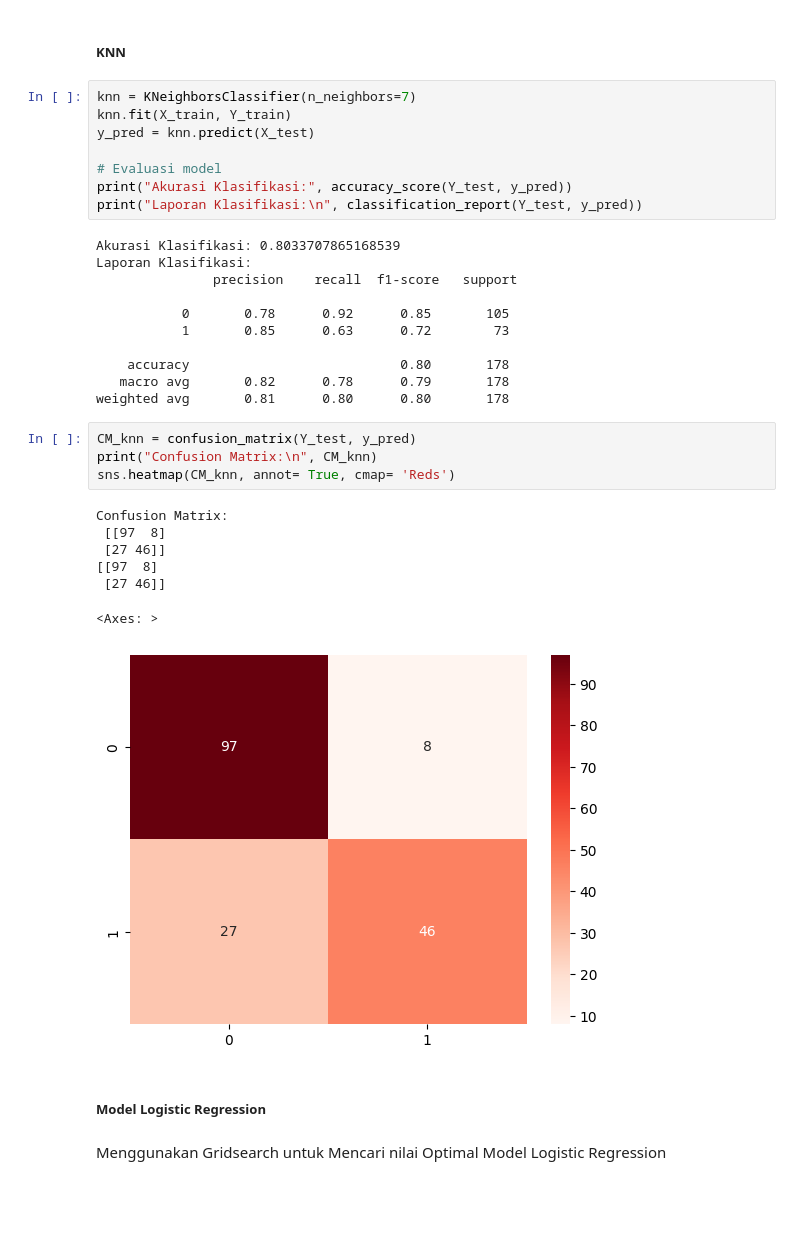
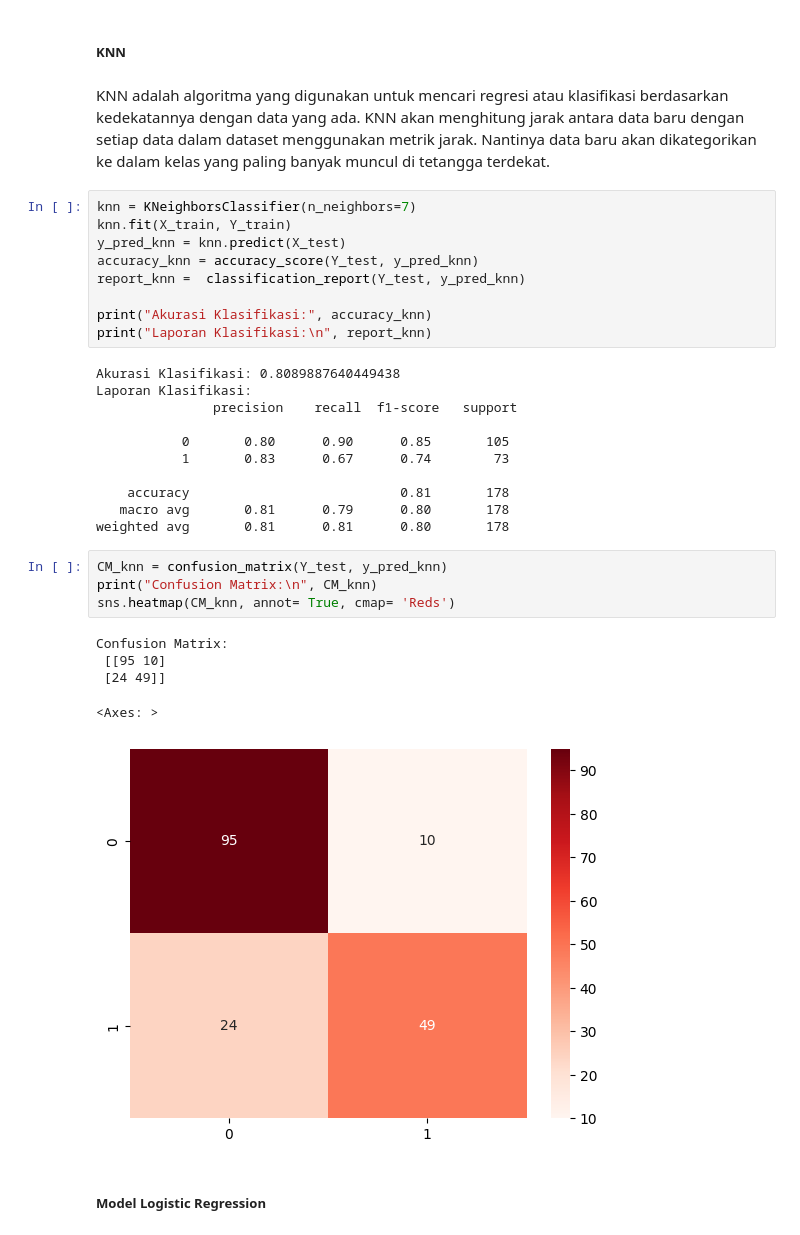
Before and after one commit to Fathanhelmi/Penambangan-Data-dan-Analisis-Bisnis, a Jupyter notebook: UTS/Analisis_Dataset_Titanic.ipynb, the cells around one changed output. Cells and saved outputs as stored; diff of their text form; blank space fills up the shorter version.

```diff
--- a/UTS/Analisis_Dataset_Titanic.ipynb
+++ b/UTS/Analisis_Dataset_Titanic.ipynb
@@ -436,37 +434,36 @@ X_train, X_test, Y_train, Y_test = train_test_split(Features, Goal, test_size= 0
 # %% [markdown]
 ##### KNN
+# %% [markdown]
+KNN adalah algoritma yang digunakan untuk mencari regresi atau klasifikasi berdasarkan kedekatannya dengan data yang ada.  KNN akan menghitung jarak antara data baru dengan setiap data dalam dataset menggunakan metrik jarak. Nantinya data baru akan dikategorikan ke dalam kelas yang paling banyak muncul di tetangga terdekat.
 # %%
 knn = KNeighborsClassifier(n_neighbors=7)
 knn.fit(X_train, Y_train)
-y_pred = knn.predict(X_test)
+y_pred_knn = knn.predict(X_test)
+accuracy_knn = accuracy_score(Y_test, y_pred_knn)
+report_knn =  classification_report(Y_test, y_pred_knn)
 
-# Evaluasi model
-print("Akurasi Klasifikasi:", accuracy_score(Y_test, y_pred))
-print("Laporan Klasifikasi:\n", classification_report(Y_test, y_pred))
+print("Akurasi Klasifikasi:", accuracy_knn)
+print("Laporan Klasifikasi:\n", report_knn)
 # %% [output]
-Akurasi Klasifikasi: 0.8033707865168539
+Akurasi Klasifikasi: 0.8089887640449438
 Laporan Klasifikasi:
                precision    recall  f1-score   support
 
-           0       0.78      0.92      0.85       105
-           1       0.85      0.63      0.72        73
+           0       0.80      0.90      0.85       105
+           1       0.83      0.67      0.74        73
 
-    accuracy                           0.80       178
-   macro avg       0.82      0.78      0.79       178
-weighted avg       0.81      0.80      0.80       178
+    accuracy                           0.81       178
+   macro avg       0.81      0.79      0.80       178
+weighted avg       0.81      0.81      0.80       178
 # %%
-CM_knn = confusion_matrix(Y_test, y_pred)
+CM_knn = confusion_matrix(Y_test, y_pred_knn)
 print("Confusion Matrix:\n", CM_knn)
 sns.heatmap(CM_knn, annot= True, cmap= 'Reds')
 # %% [output]
 Confusion Matrix:
- [[97  8]
- [27 46]]
-[[97  8]
- [27 46]]
+ [[95 10]
+ [24 49]]
 <Axes: >
-[figure, old version]
+[figure, new version]
 # %% [markdown]
 ##### Model Logistic Regression
-# %% [markdown]
-Menggunakan Gridsearch untuk Mencari nilai Optimal Model Logistic Regression
```
Also changed, not shown: parts of 47 cells of this notebook, 1 other file.
